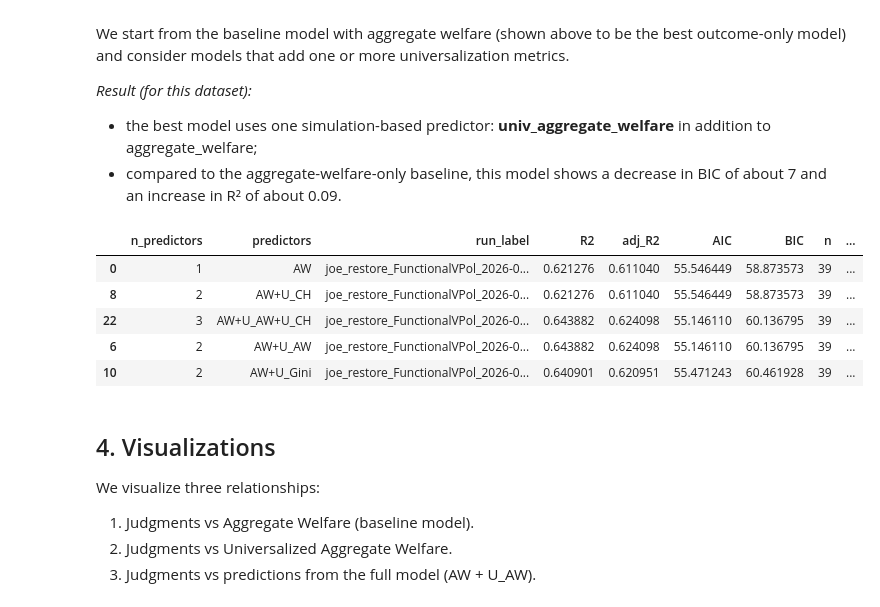
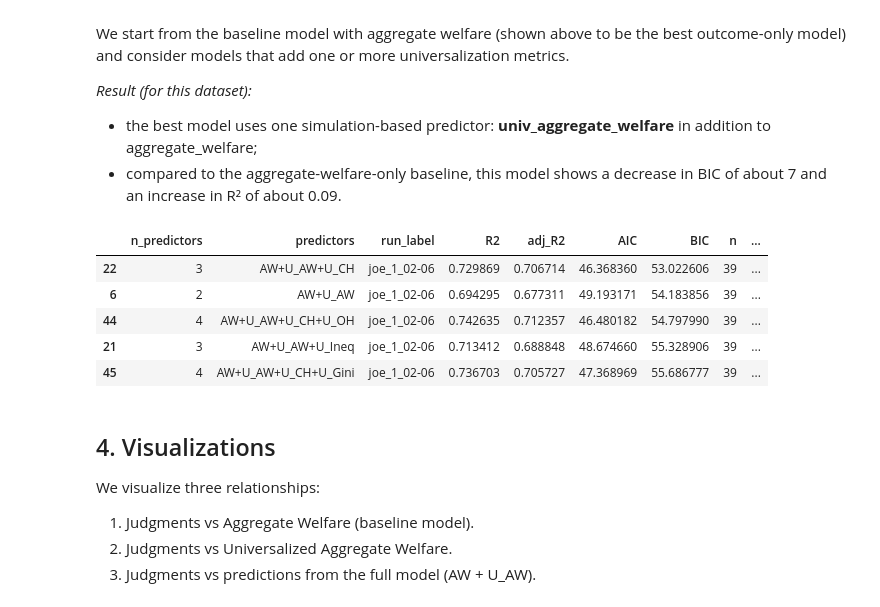
Before and after one commit to Sydney-Levine-Lab/line-cutting-model, a Jupyter notebook: analysis/fit_simulation_to_data.ipynb, the cells around one changed output. Cells and saved outputs as stored; diff of their text form; code cells hidden in the pictures.

```diff
--- a/analysis/fit_simulation_to_data.ipynb
+++ b/analysis/fit_simulation_to_data.ipynb
@@ -14,11 +14,11 @@ from analysis_utils import plot_simple_regression, compare_models, fit_ols
 from pathlib import Path
 
 # Simulation run to use
-RUN_LABEL = "joe_restore_FunctionalVPol_2026-02-12"
+RUN_LABEL = "joe_1_02-06"
 
 # Saving info
 RUN_PREFIX = "joe"
-SAVE_FOLDER = Path("figures/second_nerfed_simu_02-19")
+SAVE_FOLDER = Path("figures/03-02_Compare_FVPol")
 
 # Columns used in analyses
 OUTCOME_COLS = ["aggregate_welfare", "inequality", "cardinal_harm", "ordinal_harm_blind", "gini"]
@@ -46,5 +46,6 @@ univ = get_universalization_summary(run_label=RUN_LABEL, recompute=True) # set t
 
 # Regression-ready design matrix: one row per scenario
 design = build_design_matrix(univ, out, xp)
+design = design.rename(columns={"rating_mean": "judgment_mean"}) # change to new style
 # %% [output]
 Built 39 scenario outcome rows and saved to ../data/scenarios/outcome_metrics.csv
@@ -116,18 +133,18 @@ universalization metrics.
 # %%
 summary_univ = compare_models(
     design_df=design,
     predictors=["aggregate_welfare"] + UNIV_COLS,
     run_label=RUN_LABEL,
-    dv="rating_mean",
+    dv="judgment_mean"
 )
 summary_univ.head() # Show best models sorted by BIC
 # %% [output]
 |  | n_predictors | predictors | run_label | R2 | adj_R2 | AIC | BIC | n | ... |
-| 0 | 1 | AW | joe_restore_FunctionalVPol_2026-0... | 0.621276 | 0.611040 | 55.546449 | 58.873573 | 39 | ... |
-| 8 | 2 | AW+U_CH | joe_restore_FunctionalVPol_2026-0... | 0.621276 | 0.611040 | 55.546449 | 58.873573 | 39 | ... |
-| 22 | 3 | AW+U_AW+U_CH | joe_restore_FunctionalVPol_2026-0... | 0.643882 | 0.624098 | 55.146110 | 60.136795 | 39 | ... |
-| 6 | 2 | AW+U_AW | joe_restore_FunctionalVPol_2026-0... | 0.643882 | 0.624098 | 55.146110 | 60.136795 | 39 | ... |
-| 10 | 2 | AW+U_Gini | joe_restore_FunctionalVPol_2026-0... | 0.640901 | 0.620951 | 55.471243 | 60.461928 | 39 | ... |
+| 22 | 3 | AW+U_AW+U_CH | joe_1_02-06 | 0.729869 | 0.706714 | 46.368360 | 53.022606 | 39 | ... |
+| 6 | 2 | AW+U_AW | joe_1_02-06 | 0.694295 | 0.677311 | 49.193171 | 54.183856 | 39 | ... |
+| 44 | 4 | AW+U_AW+U_CH+U_OH | joe_1_02-06 | 0.742635 | 0.712357 | 46.480182 | 54.797990 | 39 | ... |
+| 21 | 3 | AW+U_AW+U_Ineq | joe_1_02-06 | 0.713412 | 0.688848 | 48.674660 | 55.328906 | 39 | ... |
+| 45 | 4 | AW+U_AW+U_CH+U_Gini | joe_1_02-06 | 0.736703 | 0.705727 | 47.368969 | 55.686777 | 39 | ... |
 # %% [markdown]
 ## 4. Visualizations
 
```
Also changed, not shown: parts of 8 cells of this notebook, 11 other files.
